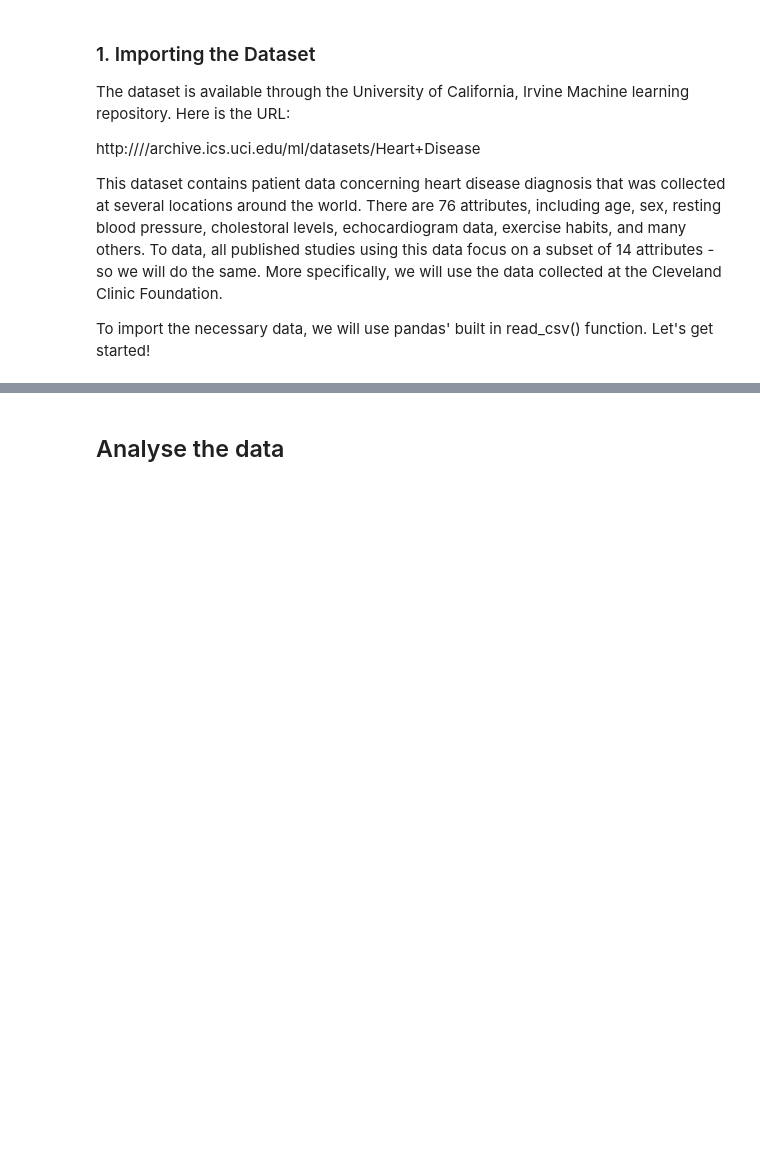
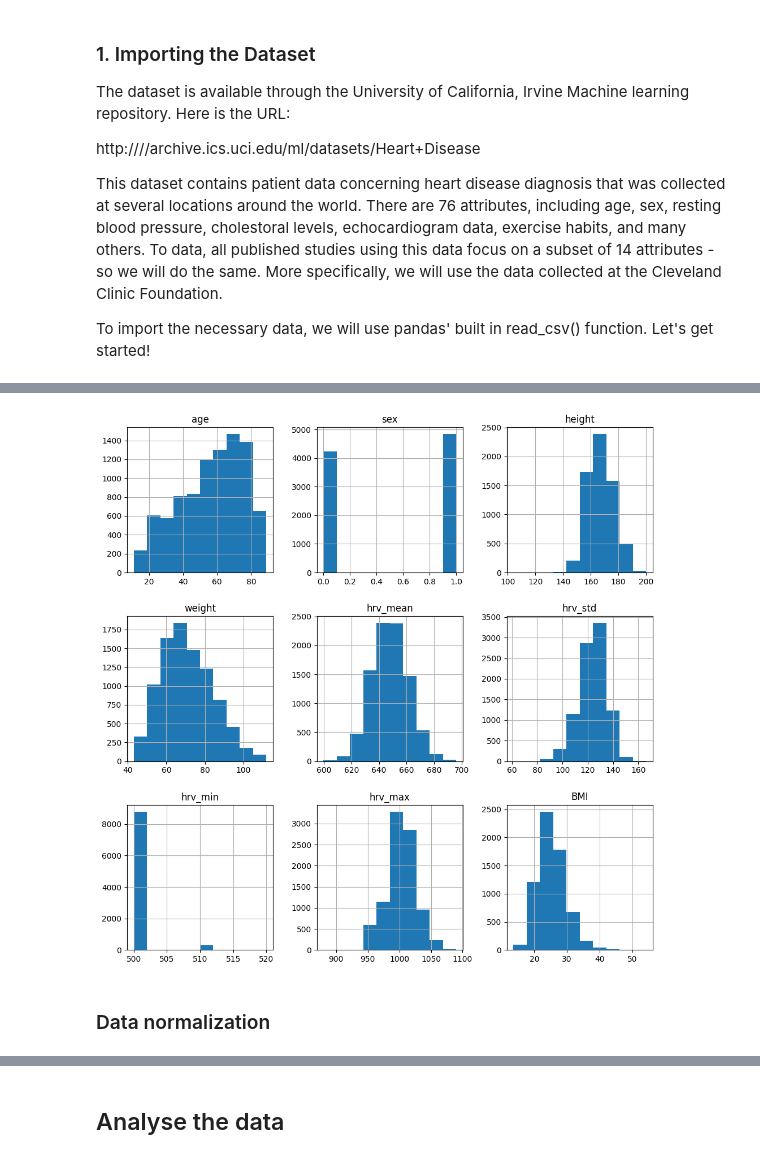
Before and after one commit to Ex-Machin/heart-disability-prediction, a Jupyter notebook: Heart Disease Prediction LSTM.ipynb, the cells around one changed output, grey strips where cells are left out. Saved outputs shown, nothing was run; the diff lists cells and outputs as text; code cells hidden in the pictures; blank space fills up the shorter version.

```diff
--- a/Heart Disease Prediction LSTM.ipynb
+++ b/Heart Disease Prediction LSTM.ipynb
@@ -138,8 +26,0 @@ Furthermore, the class values in this dataset contain multiple types of heart di
-# %%
-# create X and Y datasets for training
-from sklearn import model_selection
-
-X = np.array(data.drop(columns=['class'], axis=1))
-y = np.array(data['class'])
-
-X_train, X_test, y_train, y_test = model_selection.train_test_split(X, y, test_size = 0.2)
@@ -257,0 +136,16 @@ Y_test = Y[Y.strat_fold == test_fold].diagnostic_superclass
+# %%
+
+# remove missing data (indicated with a "?")
+# data = cleveland[~cleveland.isin(['?'])]
+df = database_row[['age',
+        'sex',
+        'height',
+        'weight',
+        'device',
+        'scp_codes',
+        'hrv_mean',
+        'hrv_std',
+        'hrv_min',
+        'hrv_max'
+]]
+df.describe()
@@ -257,0 +164,12 @@ Y_test = Y[Y.strat_fold == test_fold].diagnostic_superclass
+# %%
+
+for col in ['age', 'sex', 'height', 'weight']:
+
+    q_low = df[col].quantile(0.01)
+    q_hi  = df[col].quantile(0.99)
+
+    df_filtered = df[(df[col] < q_hi) & (df[col] > q_low)]
+
+df = df_filtered.copy()
+df = df[df['age'] < 100]
+df
@@ -257,0 +193,3 @@ Y_test = Y[Y.strat_fold == test_fold].diagnostic_superclass
+# %%
+df.loc[:, "BMI"] = df["weight"] / (df["height"] / 100)**2
+df.loc[301]
@@ -257,0 +289,8 @@ Y_test = Y[Y.strat_fold == test_fold].diagnostic_superclass
+# %%
+# plot histograms for each variable
+df.hist(figsize = (12, 12))
+plt.show()
+# %% [output]
+[figure, added]
+# %% [markdown]
+### Data normalization
```
Also changed, not shown: parts of 53 cells of this notebook, 2 other files.
